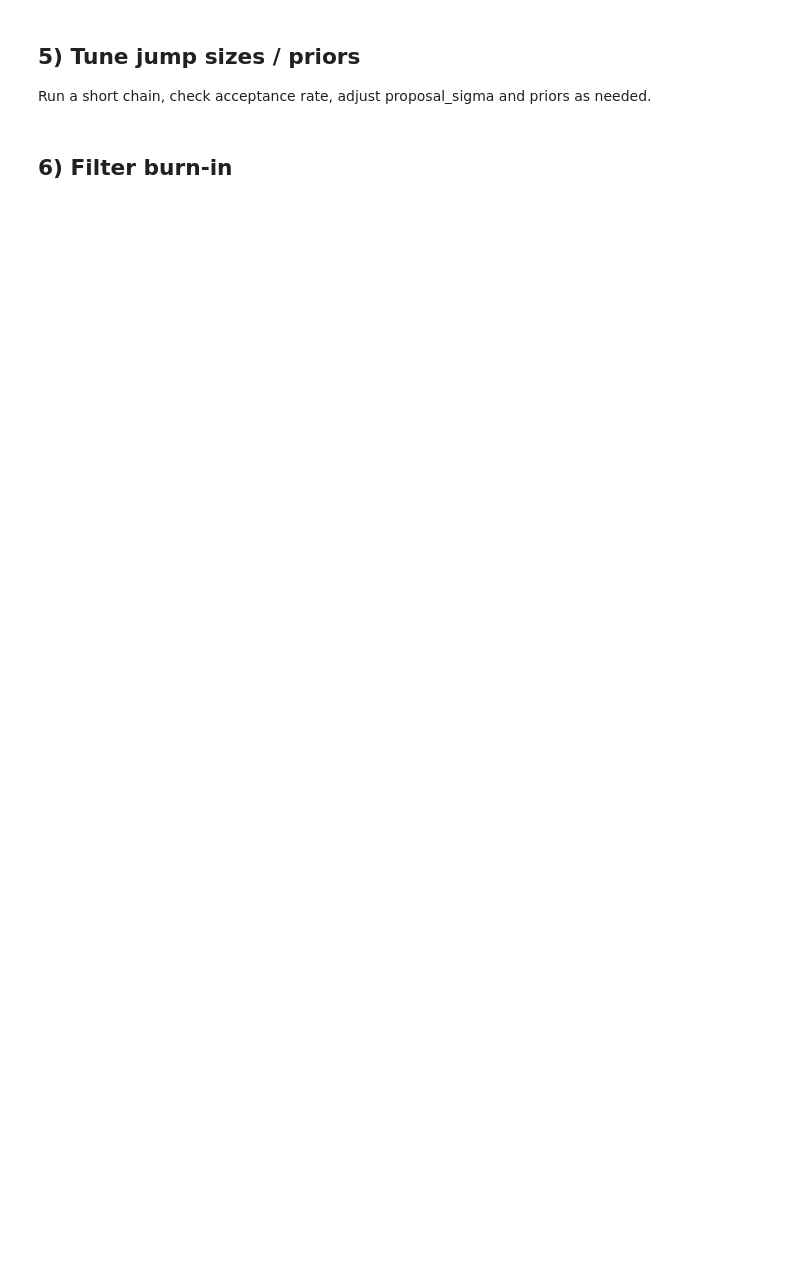
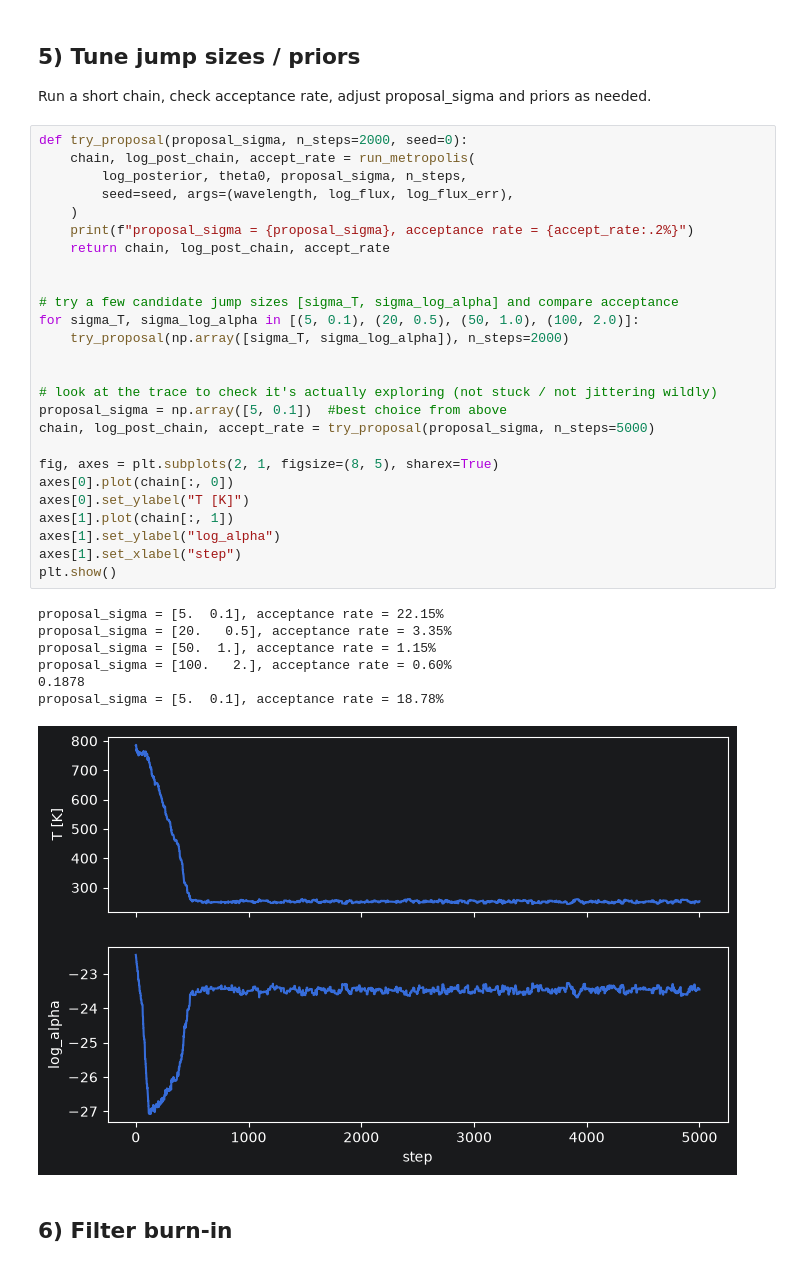
Before and after one commit to Y1nfinity/Astrostatistics, a Jupyter notebook: Lab_2/lab2.ipynb, the cells around one changed output. Cells and saved outputs as stored; diff of their text form; blank space fills up the shorter version.

```diff
--- a/Lab_2/lab2.ipynb
+++ b/Lab_2/lab2.ipynb
@@ -54,5 +185,39 @@ def run_metropolis(log_posterior_fn, start, proposal_sigma, n_steps, seed=0, arg
 ## 5) Tune jump sizes / priors
 
 Run a short chain, check acceptance rate, adjust proposal_sigma and priors as needed.
+# %%
+def try_proposal(proposal_sigma, n_steps=2000, seed=0):
+    chain, log_post_chain, accept_rate = run_metropolis(
+        log_posterior, theta0, proposal_sigma, n_steps,
+        seed=seed, args=(wavelength, log_flux, log_flux_err),
+    )
+    print(f"proposal_sigma = {proposal_sigma}, acceptance rate = {accept_rate:.2%}")
+    return chain, log_post_chain, accept_rate
+
+
+# try a few candidate jump sizes [sigma_T, sigma_log_alpha] and compare acceptance
+for sigma_T, sigma_log_alpha in [(5, 0.1), (20, 0.5), (50, 1.0), (100, 2.0)]:
+    try_proposal(np.array([sigma_T, sigma_log_alpha]), n_steps=2000)
+
+
+# look at the trace to check it's actually exploring (not stuck / not jittering wildly)
+proposal_sigma = np.array([5, 0.1])  #best choice from above
+chain, log_post_chain, accept_rate = try_proposal(proposal_sigma, n_steps=5000)
+
+fig, axes = plt.subplots(2, 1, figsize=(8, 5), sharex=True)
+axes[0].plot(chain[:, 0])
+axes[0].set_ylabel("T [K]")
+axes[1].plot(chain[:, 1])
+axes[1].set_ylabel("log_alpha")
+axes[1].set_xlabel("step")
+plt.show()
+# %% [output]
+proposal_sigma = [5.  0.1], acceptance rate = 22.15%
+proposal_sigma = [20.   0.5], acceptance rate = 3.35%
+proposal_sigma = [50.  1.], acceptance rate = 1.15%
+proposal_sigma = [100.   2.], acceptance rate = 0.60%
+0.1878
+proposal_sigma = [5.  0.1], acceptance rate = 18.78%
+[figure, added]
 # %% [markdown]
 ## 6) Filter burn-in
```
Also changed, not shown: parts of 17 cells of this notebook.
